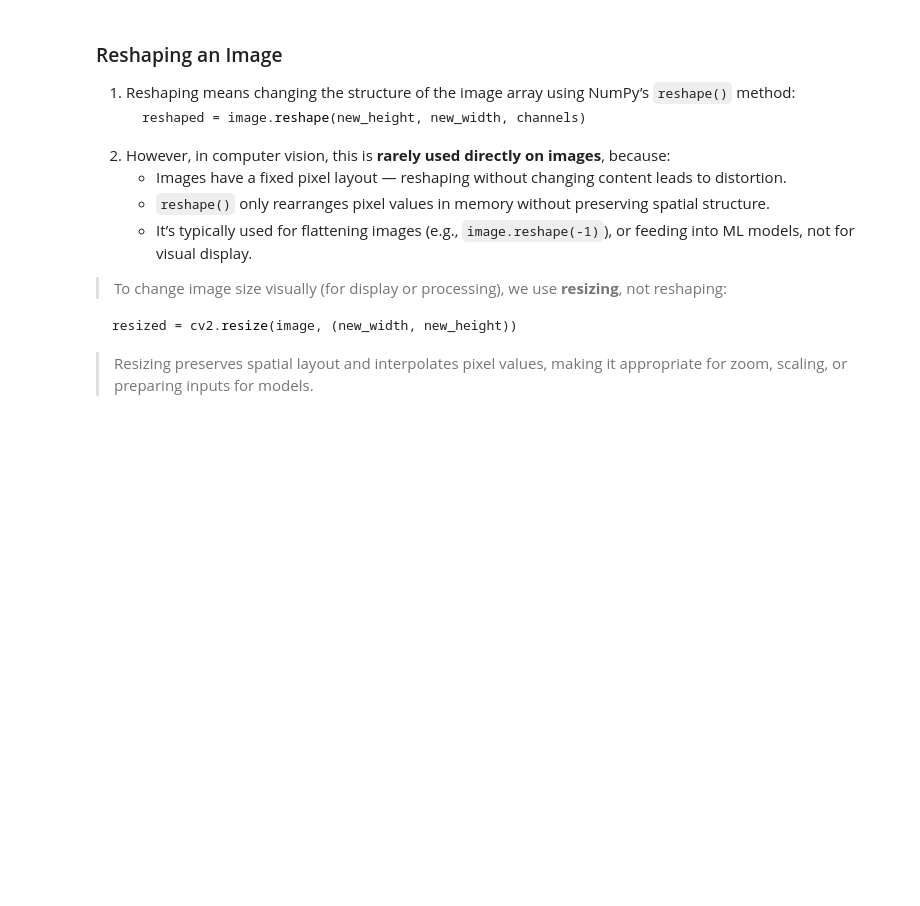
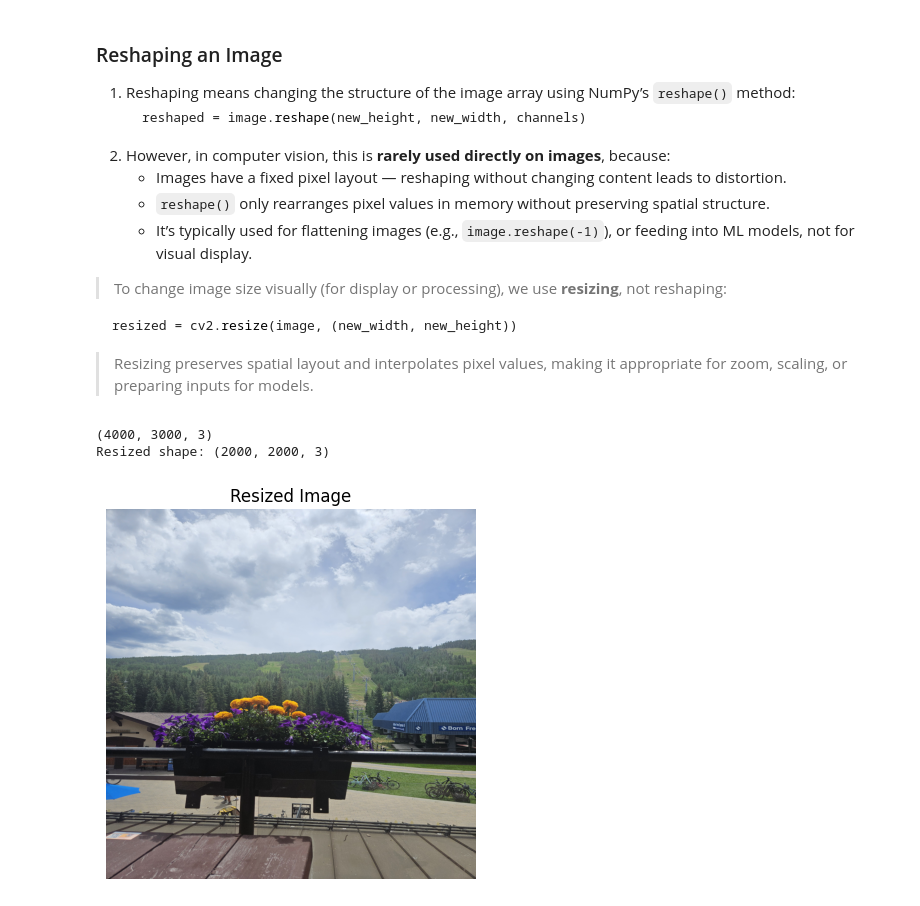
Before and after one commit to Regis-University-Data-Science/Learn-CV, a Jupyter notebook: intro_photos/Image_transformations.ipynb, the cells around one changed output. Saved outputs shown, nothing was run; the diff lists cells and outputs as text; code cells hidden in the pictures; blank space fills up the shorter version.

Commit message:
Resize Image ex

````diff
--- a/intro_photos/Image_transformations.ipynb
+++ b/intro_photos/Image_transformations.ipynb
@@ -75,3 +75,17 @@ plt.show()
    resized = cv2.resize(image, (new_width, new_height))
    ```
 > Resizing preserves spatial layout and interpolates pixel values, making it appropriate for zoom, scaling, or preparing inputs for models.
+# %%
+image = cv2.imread("vail.jpg")
+print(image.shape)
+image_rgb = cv2.cvtColor(image, cv2.COLOR_BGR2RGB)
+resized = cv2.resize(image_rgb, (2000, 2000))  # width, height
+print("Resized shape:", resized.shape)
+plt.imshow(resized)
+plt.title("Resized Image")
+plt.axis("off")
+plt.show()
+# %% [output]
+(4000, 3000, 3)
+Resized shape: (2000, 2000, 3)
+[figure, added]
````
